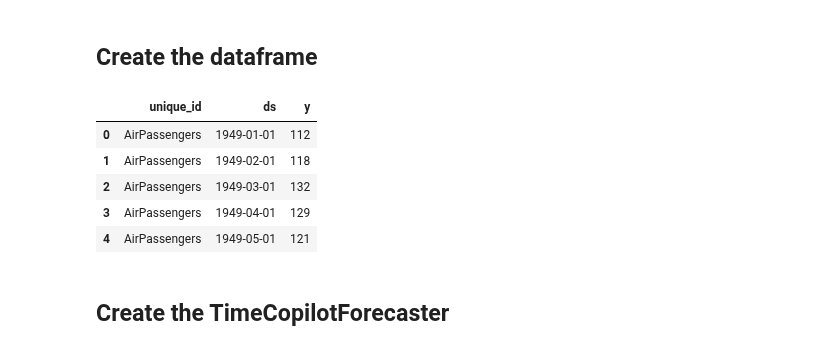
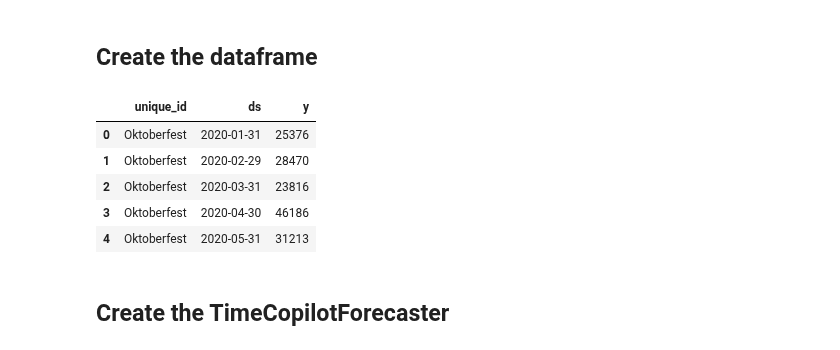
Before and after one commit to TimeCopilot/timecopilot, a Jupyter notebook: docs/examples/pandas_baseline.ipynb, the cells around one changed output. Drawn from its saved outputs; the diff is of its cells as text; code cells hidden in the pictures.

```diff
--- a/docs/examples/pandas_baseline.ipynb
+++ b/docs/examples/pandas_baseline.ipynb
@@ -18,15 +18,15 @@ import pandas as pd
 # %% [markdown]
 ## Create the dataframe
 # %%
-df = pd.read_csv("https://timecopilot.s3.amazonaws.com/public/data/air_passengers.csv", parse_dates=['ds'])
+df = pd.read_csv("https://timecopilot.s3.amazonaws.com/public/data/events_pageviews.csv", parse_dates=['ds'])
 display(df.head())
 # %% [output]
 |  | unique_id | ds | y |
-| 0 | AirPassengers | 1949-01-01 | 112 |
-| 1 | AirPassengers | 1949-02-01 | 118 |
-| 2 | AirPassengers | 1949-03-01 | 132 |
-| 3 | AirPassengers | 1949-04-01 | 129 |
-| 4 | AirPassengers | 1949-05-01 | 121 |
+| 0 | Oktoberfest | 2020-01-31 | 25376 |
+| 1 | Oktoberfest | 2020-02-29 | 28470 |
+| 2 | Oktoberfest | 2020-03-31 | 23816 |
+| 3 | Oktoberfest | 2020-04-30 | 46186 |
+| 4 | Oktoberfest | 2020-05-31 | 31213 |
 # %% [markdown]
 ## Create the TimeCopilotForecaster
 # %%
```
Also changed, not shown: parts of 2 cells of this notebook, 3 other files.
